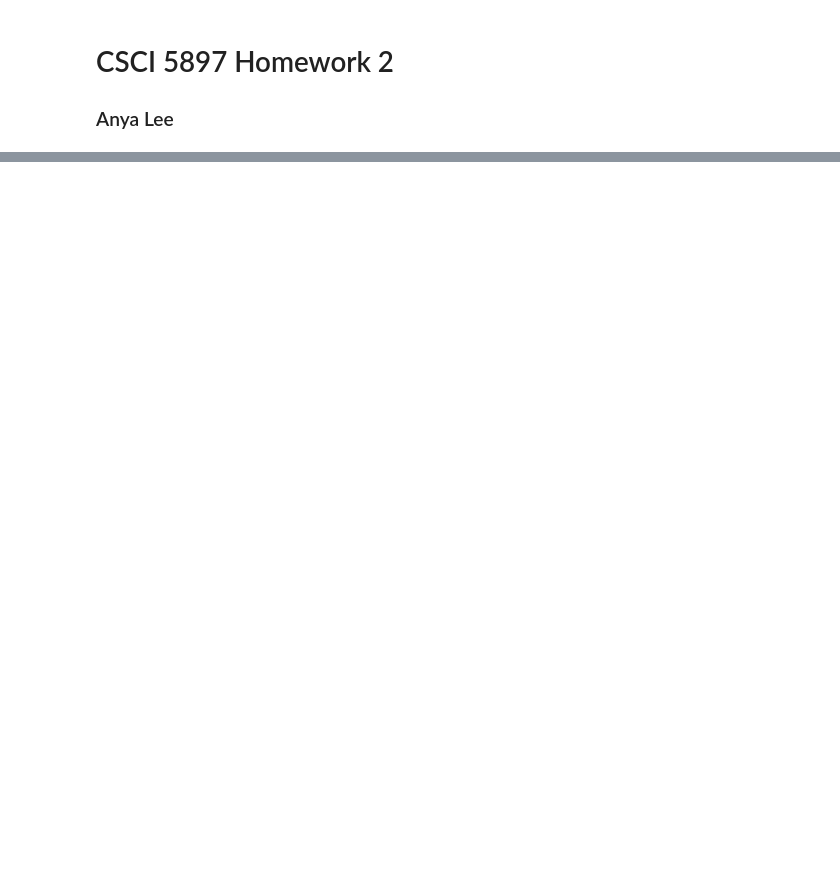
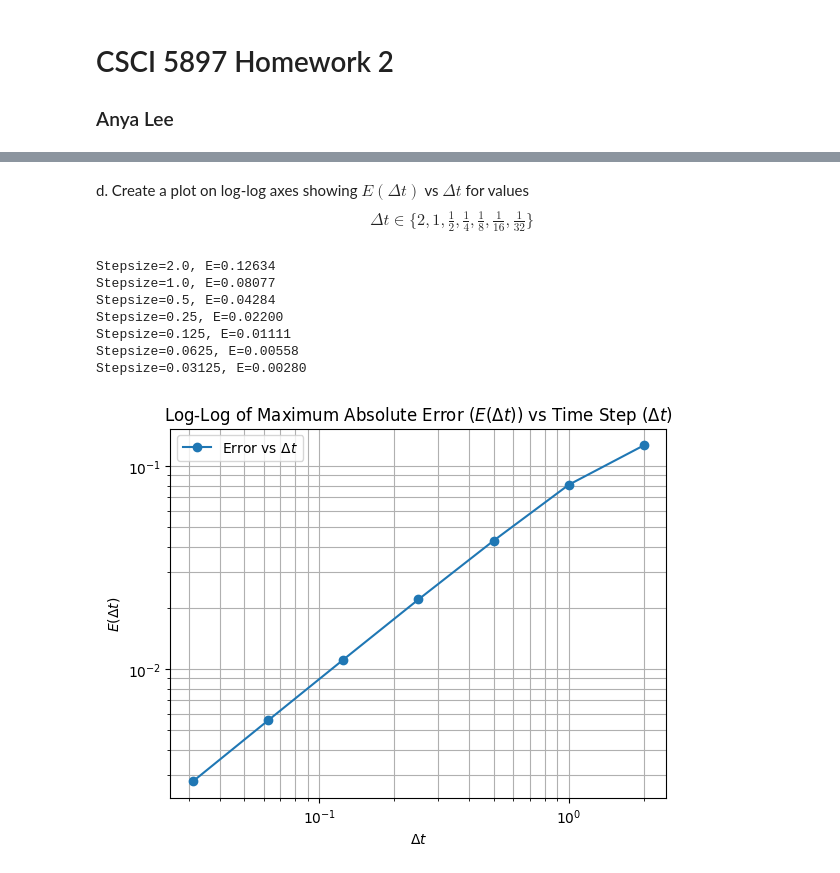
Before and after one commit to mathstud/csci5897, a Jupyter notebook: Homeworks/hw_2.ipynb, the cells around one changed output, grey strips where cells are left out. Drawn from its saved outputs; the diff is of its cells as text; code cells hidden in the pictures; blank space fills up the shorter version.

```diff
--- a/Homeworks/hw_2.ipynb
+++ b/Homeworks/hw_2.ipynb
@@ -17,0 +79,37 @@ e. Comment on what you observe in this plot, and comment on cases when you would
+# %%
+def max_abs_error(s0, i0, beta, gamma, t_max, stepsize):
+    S, I_euler, T = SIS_Euler(s0, i0, beta, gamma, t_max, stepsize)
+    I_analytical = SIS_analytical(i0, beta, gamma, T)
+    E = np.max(np.abs(I_euler - I_analytical))
+    return E
+# %% [markdown]
+d. Create a plot on log-log axes showing $E(\Delta t)$ vs $\Delta t$ for values $$\Delta t \in \{2,1,\tfrac{1}{2},\tfrac{1}{4},\tfrac{1}{8},\tfrac{1}{16},\tfrac{1}{32}\}$$
+# %%
+beta, gamma = 3, 2
+s0, i0 = 0.99, 0.01
+t_max = 25
+stepsizes = np.array([2, 1, 1/2, 1/4, 1/8, 1/16, 1/32])
+
+# Print error values for varying time step sizes
+for stepsize in stepsizes:
+    print(f"Stepsize={stepsize}, E={max_abs_error(s0, i0, beta, gamma, t_max, stepsize):.5f}")
+
+# Plot
+errors = [max_abs_error(s0, i0, beta, gamma, t_max, stepsize) for stepsize in stepsizes]
+
+plt.loglog(stepsizes, errors, "o-", label="Error vs " + r"$\Delta t$")
+plt.xlabel(r"$\Delta t$")
+plt.ylabel(r"$E(\Delta t)$")
+plt.title("Log-Log of Maximum Absolute Error " + r"$\left(E(\Delta t)\right)$" + " vs Time Step " + r"$(\Delta t)$")
+plt.legend()
+plt.grid(True, which="both")
+plt.show()
+# %% [output]
+Stepsize=2.0, E=0.12634
+Stepsize=1.0, E=0.08077
+Stepsize=0.5, E=0.04284
+Stepsize=0.25, E=0.02200
+Stepsize=0.125, E=0.01111
+Stepsize=0.0625, E=0.00558
+Stepsize=0.03125, E=0.00280
+[figure, added]
```
Also changed, not shown: parts of 11 cells of this notebook.
